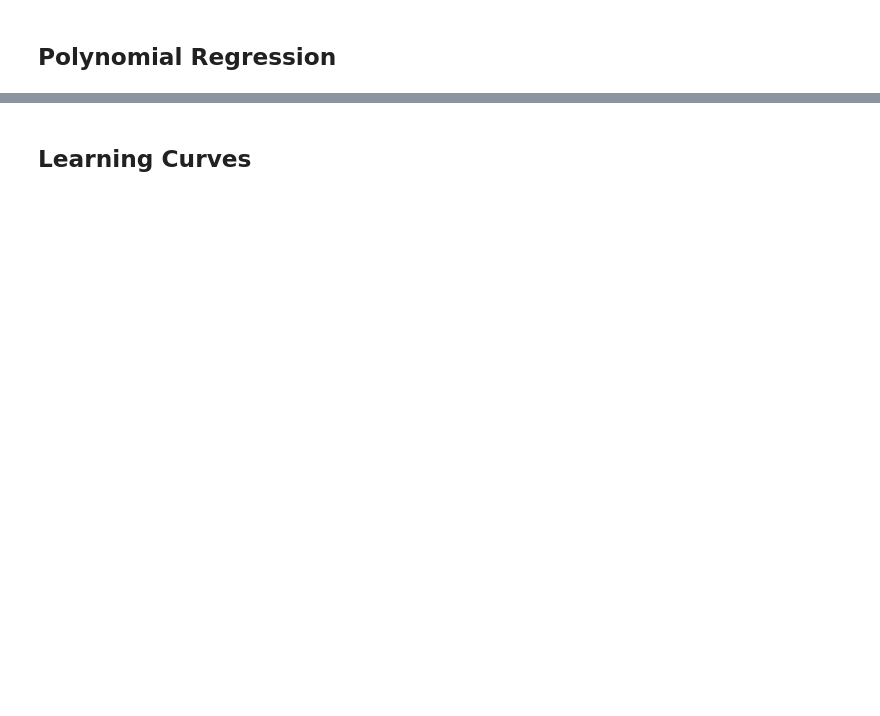
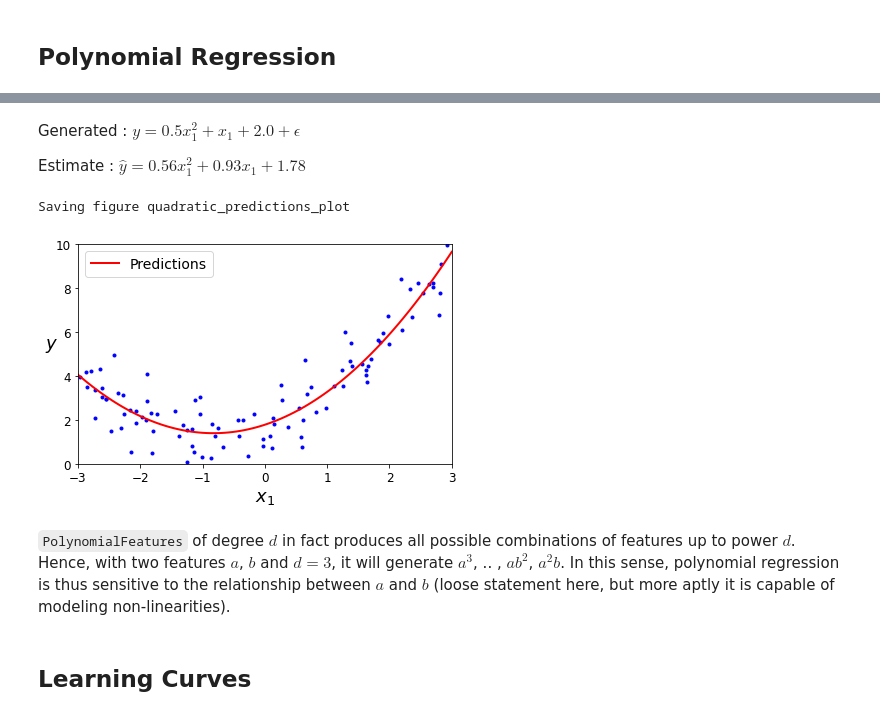
Before and after one commit to phelps-matthew/Coding-Exercises, a Jupyter notebook: ml/geron/04-Training_Models.ipynb, the cells around one changed output, grey strips where cells are left out. Saved outputs shown, nothing was run; the diff lists cells and outputs as text; code cells hidden in the pictures; blank space fills up the shorter version.

```diff
--- a/ml/geron/04-Training_Models.ipynb
+++ b/ml/geron/04-Training_Models.ipynb
@@ -224,2 +364,23 @@ Different learning rates pictured above (starting with dashed red). Can use grid
+# %% [markdown]
+Generated : $ y= 0.5 x_1^2 + x_1 + 2.0 + \epsilon$
+
+Estimate : $ \hat y = 0.56 x_1^2 + 0.93 x_1 + 1.78 $
+# %%
+X_new=np.linspace(-3, 3, 100).reshape(100, 1)
+X_new_poly = poly_features.transform(X_new)
+y_new = lin_reg.predict(X_new_poly)
+plt.plot(X, y, "b.")
+plt.plot(X_new, y_new, "r-", linewidth=2, label="Predictions")
+plt.xlabel("$x_1$", fontsize=18)
+plt.ylabel("$y$", rotation=0, fontsize=18)
+plt.legend(loc="upper left", fontsize=14)
+plt.axis([-3, 3, 0, 10])
+save_fig("quadratic_predictions_plot")
+plt.show()
+# %% [output]
+Saving figure quadratic_predictions_plot
+[figure, added]
+# %% [markdown]
+`PolynomialFeatures` of degree $d$ in fact produces all possible combinations of features up to power $d$. Hence, with two features $a$, $b$ and $d=3$, it will generate $a^3$, .. , $ab^2$, $a^2b$. In this sense, polynomial regression is thus sensitive to the relationship between $a$ and $b$ (loose statement here, but more aptly it is capable of modeling non-linearities).
 # %% [markdown]
 ## Learning Curves
```
Also changed, not shown: parts of 54 cells of this notebook, 7 other files.
